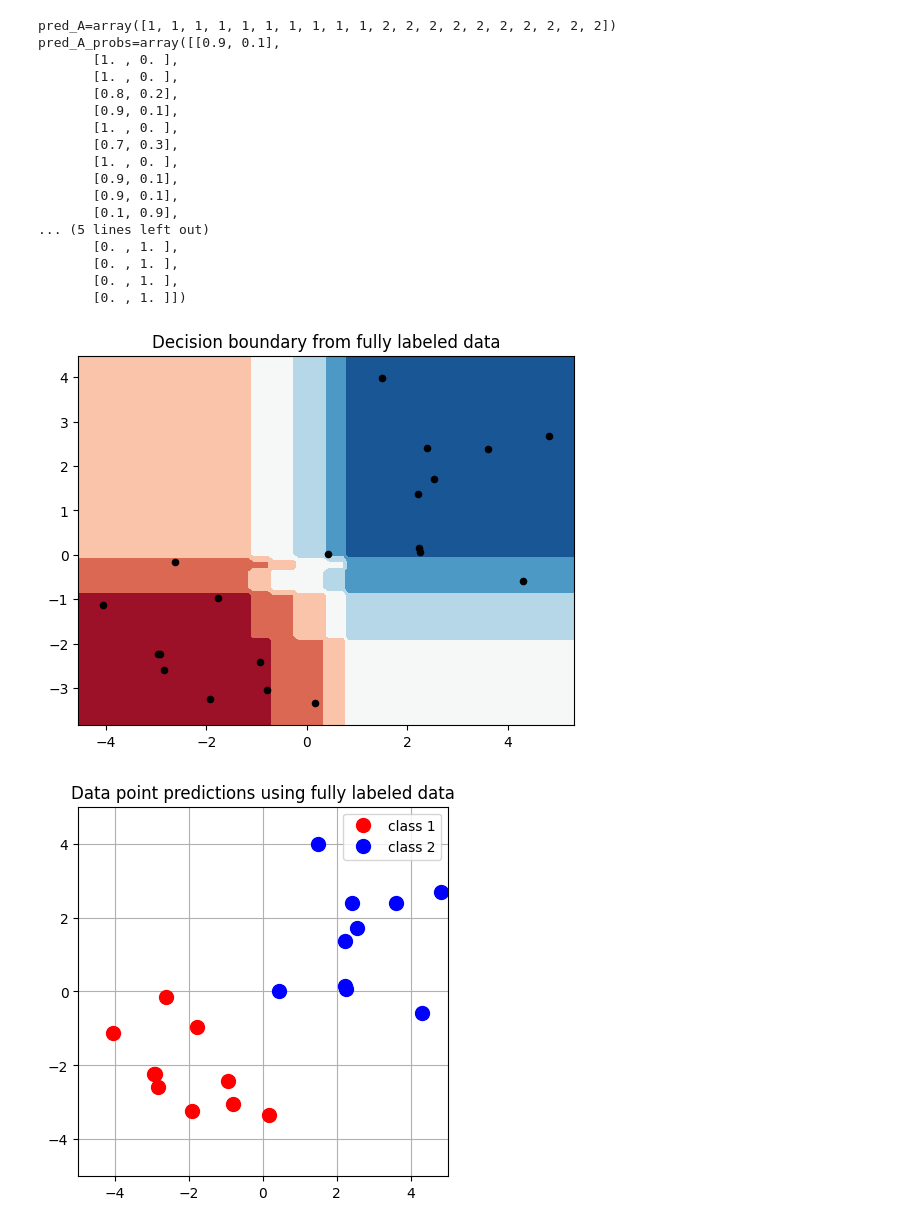
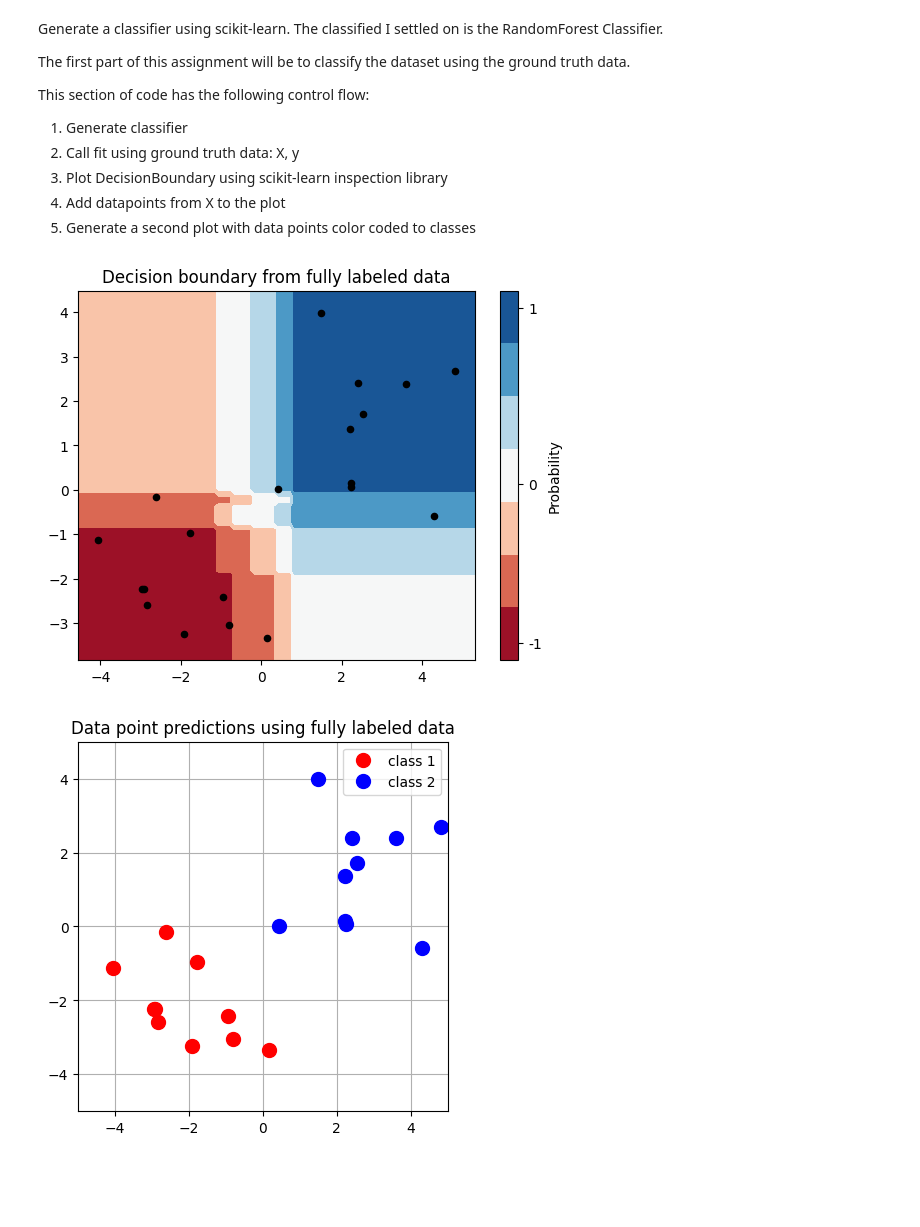
Before and after one commit to krisrjensen/csc730, a Jupyter notebook: assignment 4/Assignment_4.ipynb, the cells around one changed output. Cells and saved outputs as stored; diff of their text form; code cells hidden in the pictures; blank space fills up the shorter version.

```diff
--- a/assignment 4/Assignment_4.ipynb
+++ b/assignment 4/Assignment_4.ipynb
@@ -10,3 +16,5 @@ np.random.seed(seed = 25)
 
 cm = plt.cm.RdBu
 cm_bright = ListedColormap(['#FF0000', '#0000FF'])
+
+verbose = False
@@ -121,52 +112,51 @@ plt.legend()
+# %% [markdown]
+Generate a classifier using scikit-learn. The classified I settled on is the RandomForest Classifier.
+
+The first part of this assignment will be to classify the dataset using the ground truth data.
+
+This section of code has the following control flow:
+1) Generate classifier
+2) Call fit using ground truth data: X, y
+3) Plot DecisionBoundary using scikit-learn inspection library
+4) Add datapoints from X to the plot
+5) Generate a second plot with data points color coded to classes
 # %%
 # Part I - Find classifier using fully labeled data (i.e. X,y)
 classifier_A = RandomForestClassifier( max_depth=5, n_estimators=10, max_features=1, random_state=42 )
 classifier_A.fit(X, y)
 fig, ax = plt.subplots(1,1)
 
 display = DecisionBoundaryDisplay.from_estimator(classifier_A, X, cmap=cm, ax=ax, eps=0.5)
 ax.title.set_text('Decision boundary from fully labeled data')
-
+cbar = fig.colorbar(ax.get_children()[0], ax=ax)
+cbar.set_label('Probability')
+cbar.set_ticks([0.05, 0.5, 1])
+cbar.set_ticklabels(['-1', '0', '1'])
 #plot the labeled points
 pred_A = classifier_A.predict(X)
 pred_A_probs = classifier_A.predict_proba(X)
-print(f'{pred_A=}')
-print(f'{pred_A_probs=}')
+
+if verbose == True:
+    print(f'{pred_A=}')
+    print(f'{pred_A_probs=}')
 
 
 ax.scatter(X[:,0], X[:, 1], c='k', s=20, edgecolors='k')
 
 plt.show()
 
 #make a plot without the descision boundary, instead plotting the datapoints by class
 fig, ax = plt.subplots(1,1)
 c_inds = np.where(y == 1)[0]
 ax.plot(X[c_inds,0],X[c_inds,1],'ro',label = f'class {str(1)}',markersize = 10)
 c_inds = np.where(y == 2)[0]
 ax.plot(X[c_inds,0],X[c_inds,1],'bo',label = f'class {str(2)}',markersize = 10)
 ax.set(xlim=(-5, 5), ylim=(-5, 5))
 ax.set_aspect('equal', 'box')
 plt.grid()
 plt.legend()
 ax.title.set_text('Data point predictions using fully labeled data')
 plt.show()
 # %% [output]
-pred_A=array([1, 1, 1, 1, 1, 1, 1, 1, 1, 1, 2, 2, 2, 2, 2, 2, 2, 2, 2, 2])
-pred_A_probs=array([[0.9, 0.1],
-       [1. , 0. ],
-       [1. , 0. ],
-       [0.8, 0.2],
-       [0.9, 0.1],
-       [1. , 0. ],
-       [0.7, 0.3],
-       [1. , 0. ],
-       [0.9, 0.1],
-       [0.9, 0.1],
-       [0.1, 0.9],
-... (5 lines left out)
-       [0. , 1. ],
-       [0. , 1. ],
-       [0. , 1. ],
-       [0. , 1. ]])
-[figure, old version]
+[figure, new version]
 [figure]
```
Also changed, not shown: parts of 18 cells of this notebook, 31 other files.
